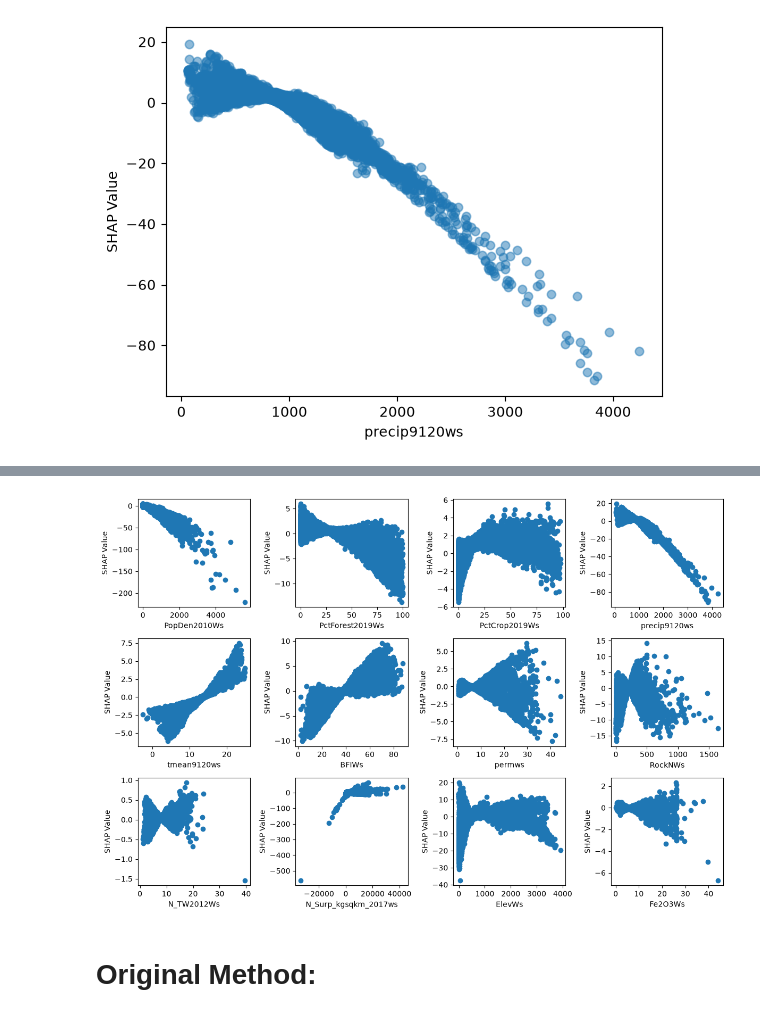
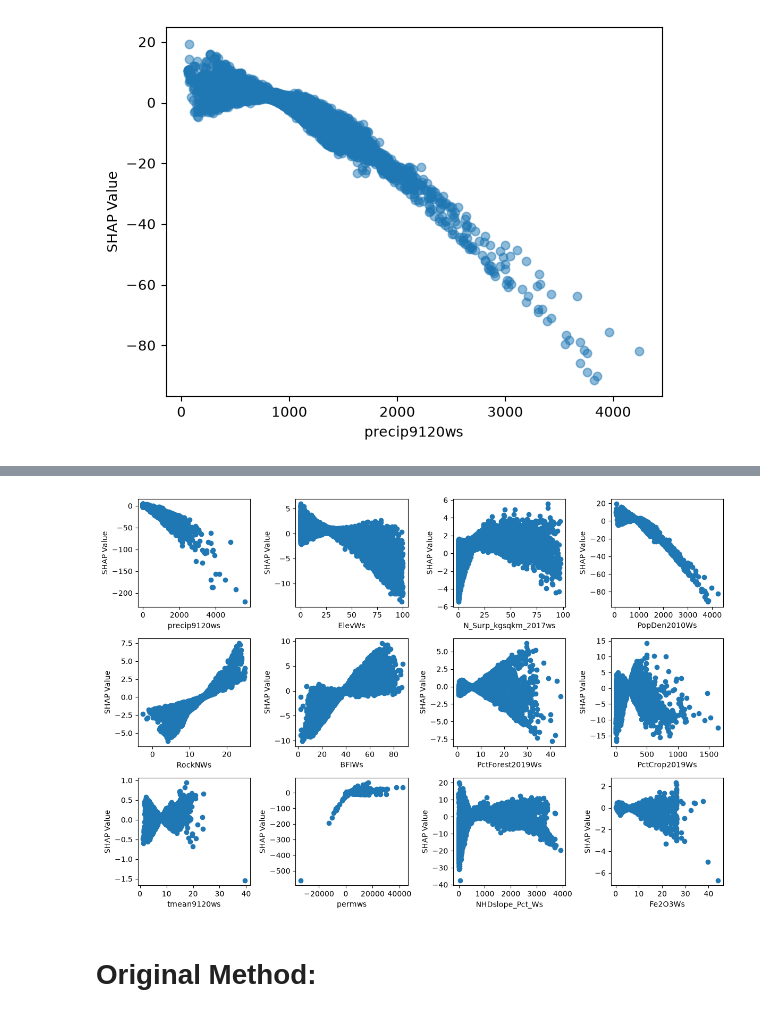
Before and after one commit to mpennino/Future_DW_NO3, a Jupyter notebook: Code/SHAP_Analysis_kfold.ipynb, the cells around one changed output, grey strips where cells are left out. Saved outputs shown, nothing was run; the diff lists cells and outputs as text; code cells hidden in the pictures.

```diff
--- a/Code/SHAP_Analysis_kfold.ipynb
+++ b/Code/SHAP_Analysis_kfold.ipynb
@@ -227,3 +229,20 @@ averaged_explanation.feature_names = names
+# %%
+# Import SHAP Values Dataset (only need the dataframe, not the SHAP values)
+
+import pickle
+import shap
+import torch
+
+filename2 = '/torch_SHAP_Values_kfold_COMID_All_Observed_sw.pkl'
+#filename2 = '/torch_SHAP_Values_model0_COMID_All_Observed_sw.pkl'
+
+with open(shap_dir + filename2, "rb") as f:
+    averaged_explanation = pickle.load(f)
+
+df_shap = pd.DataFrame(
+    data=averaged_explanation[:,:, 0].values,
+    columns=averaged_explanation[:, :, 0].feature_names
+)
 # %%
 type(averaged_explanation)
 # %% [output]
@@ -303,3 +322,16 @@ def plot_shap_vs_input(shap_values, input_values, feature_names):
 
     plt.tight_layout()
     plt.show()
+# %%
+# Update names order to match shap ranking
+mean_abs_shap = df_shap.abs().mean(axis=0)
+
+feature_ranking = pd.DataFrame({
+    'feature': df_shap.columns,
+    'importance': mean_abs_shap
+}).sort_values(by='importance', ascending=False).reset_index(drop=True)
+
+type(feature_ranking)
+
+names2 = feature_ranking.feature
+names2
@@ -306,7 +353,7 @@ def plot_shap_vs_input(shap_values, input_values, feature_names):
 # %%
-plot_shap_vs_input(averaged_explanation[:,:, 0].values, X_input_data.numpy(), names)
+plot_shap_vs_input(averaged_explanation[:,:, 0].values, X_input_data.numpy(), names2)
 # %% [output]
-[figure, old version]
+[figure, new version]
 # %% [markdown]
 # Original Method:
 # %%
```
Also changed, not shown: parts of 11 cells of this notebook.
